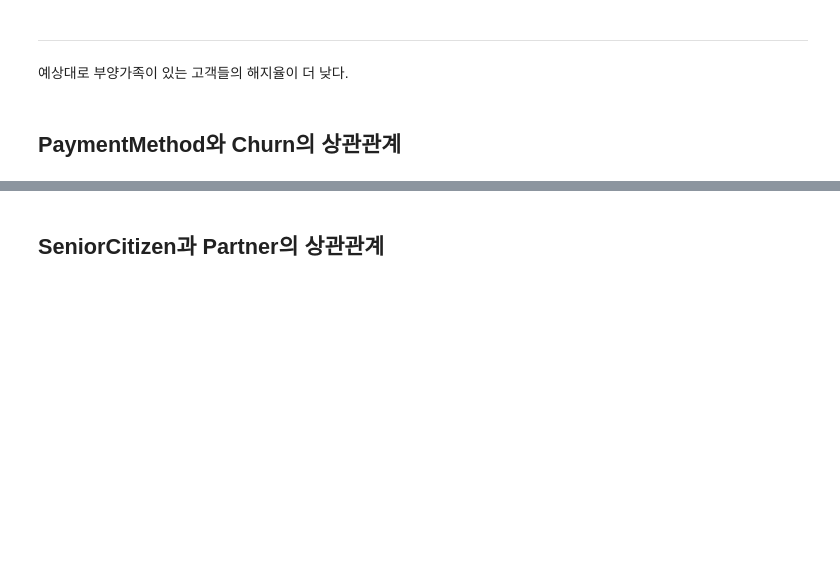
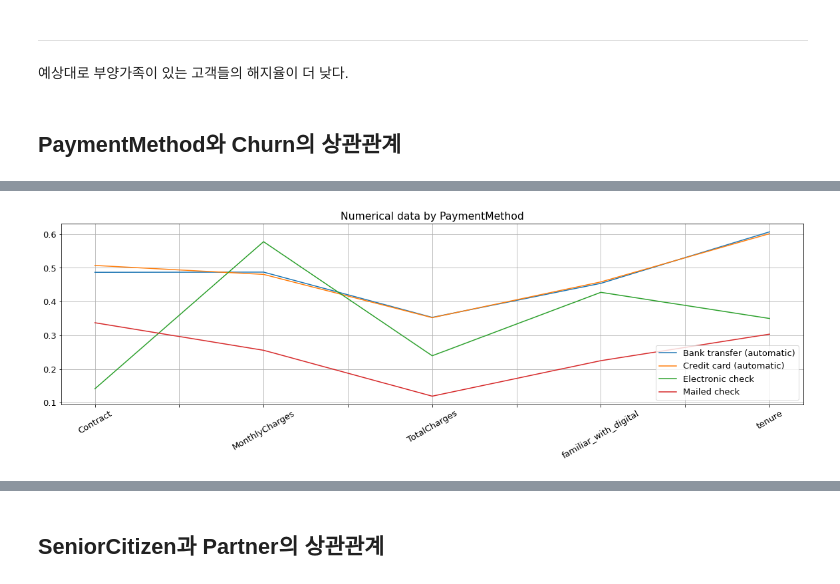
Before and after one commit to PingPingE/Kaggle-Telco_customer_churn, a Jupyter notebook: telco-customer-churn.ipynb, the cells around one changed output, grey strips where cells are left out. Cells and saved outputs as stored; diff of their text form; code cells hidden in the pictures; blank space fills up the shorter version.

```diff
--- a/telco-customer-churn.ipynb
+++ b/telco-customer-churn.ipynb
@@ -1064,0 +1084,9 @@ plt.show()
+# %%
+pct = get_pct('PaymentMethod')
+pd.pivot_table(norm_df, index=['PaymentMethod']).transpose().plot(figsize=(20,5),grid=True)
+plt.title("Numerical data by PaymentMethod")
+plt.xticks(rotation=30)
+plt.legend(loc='lower right')
+plt.show()
+# %% [output]
+[figure, added]
```
Also changed, not shown: parts of 28 cells of this notebook.
